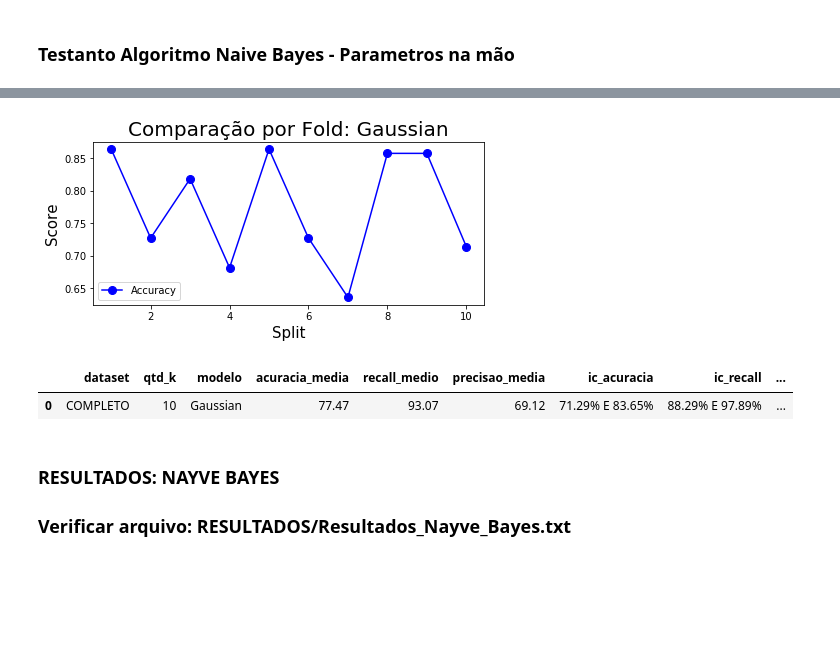
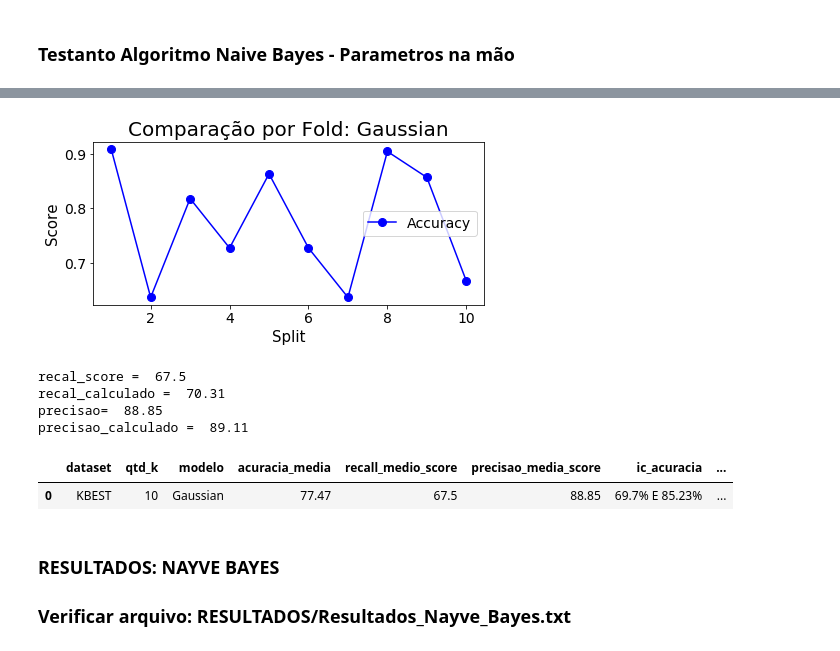
Before and after one commit to diegodedize/Rec_Padroes_PPGI_2020, a Jupyter notebook: NOTEBOOKS/DD_Rec_Padroes_imagens_coronarias.ipynb, the cells around one changed output, grey strips where cells are left out. Cells and saved outputs as stored; diff of their text form; code cells hidden in the pictures; blank space fills up the shorter version.

```diff
--- a/NOTEBOOKS/DD_Rec_Padroes_imagens_coronarias.ipynb
+++ b/NOTEBOOKS/DD_Rec_Padroes_imagens_coronarias.ipynb
@@ -1230,21 +1191,25 @@ Aplica_modelo(arquivo,k_qtd,val_param,modelo)
 # %%
 #TESTE Gaussian
-arquivo = 'COMPLETO'
+arquivo = 'KBEST'
 separa_atributos(arquivo)
 k_qtd = 10
 
 #ESCOLHE O TIPO: Gaussian OU Bernourlli
 modelo = 'Gaussian'
-val_param=0.1
+val_param=0.0
 
 #1	naive_Gauss	0.697619	{'var_smoothing': 0.1}
 
 Aplica_modelo(arquivo,k_qtd,val_param,modelo)
 #df_metricas.head()
 # %% [output]
-[figure, old version]
+[figure, new version]
+recal_score =  67.5
+recal_calculado =  70.31
+precisao=  88.85
+precisao_calculado =  89.11
-|  | dataset | qtd_k | modelo | acuracia_media | recall_medio | precisao_media | ic_acuracia | ic_recall | ... |
-| 0 | COMPLETO | 10 | Gaussian | 77.47 | 93.07 | 69.12 | 71.29% E 83.65% | 88.29% E 97.89% | ... |
+|  | dataset | qtd_k | modelo | acuracia_media | recall_medio_score | precisao_media_score | ic_acuracia | ... |
+| 0 | KBEST | 10 | Gaussian | 77.47 | 67.5 | 88.85 | 69.7% E 85.23% | ... |
 # %% [markdown]
 ### RESULTADOS: NAYVE BAYES
 
```
Also changed, not shown: parts of 34 cells of this notebook.
